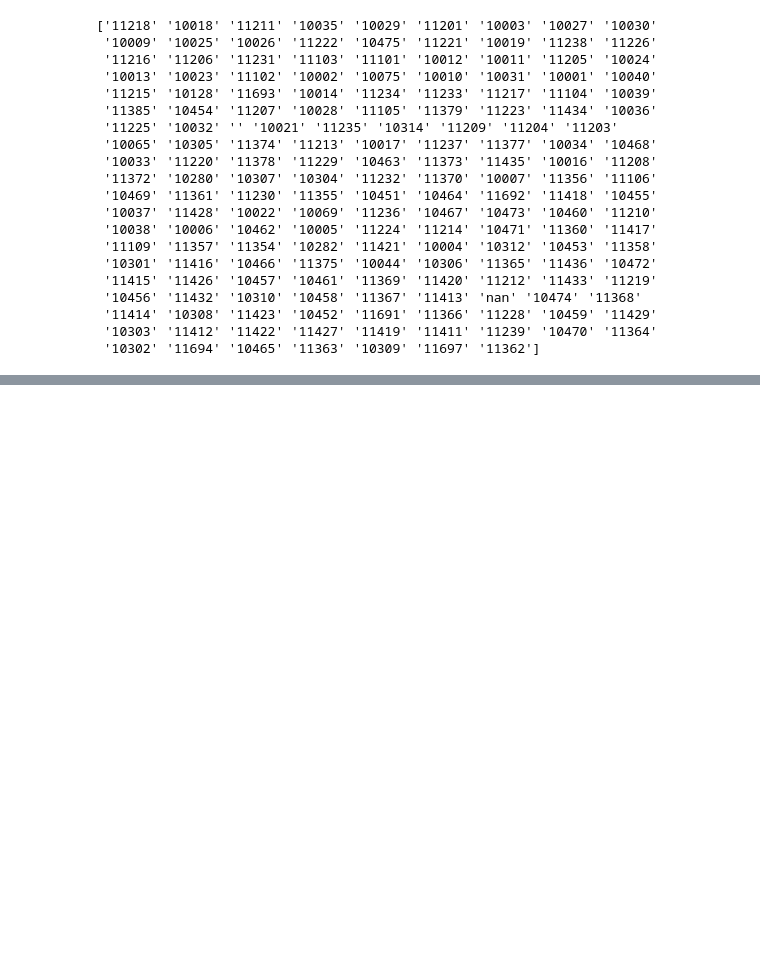
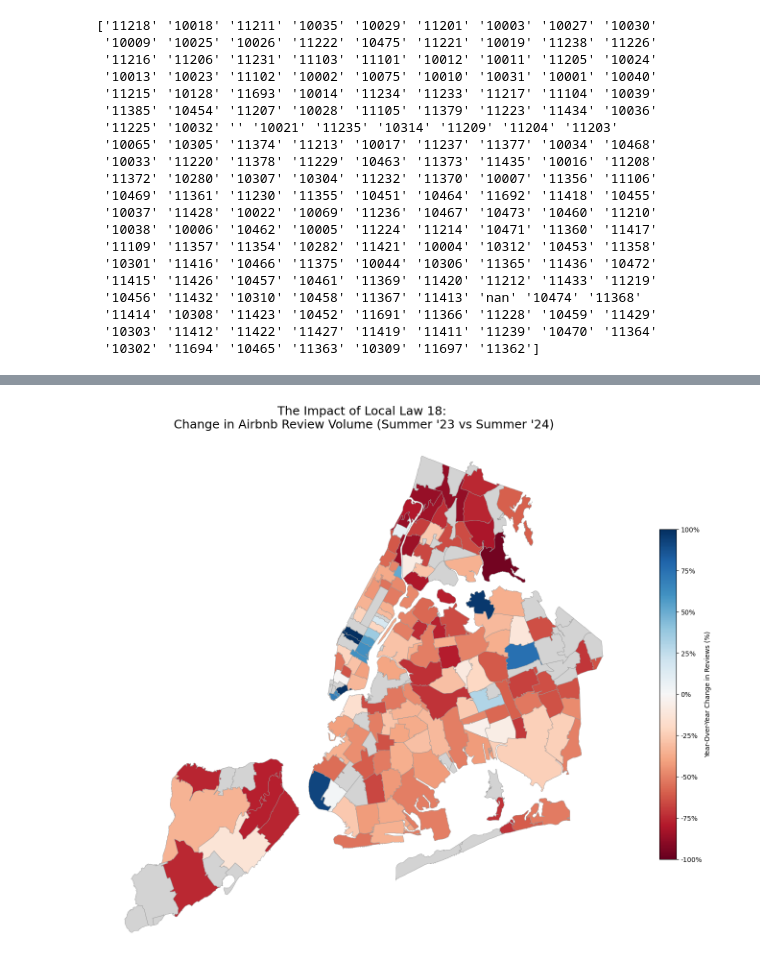
Before and after one commit to JScheble/NYC_AirBnb_Affects, a Jupyter notebook: airbnb_db_init.ipynb, the cells around one changed output, grey strips where cells are left out. Drawn from its saved outputs; the diff is of its cells as text; code cells hidden in the pictures; blank space fills up the shorter version.

```diff
--- a/airbnb_db_init.ipynb
+++ b/airbnb_db_init.ipynb
@@ -71,12 +71,11 @@ nyc_airbnb_reviews['date'] = pd.to_datetime(nyc_airbnb_reviews['date'], format =
 
 nyc_airbnb_reviews['date'] = nyc_airbnb_reviews['date'].dt.to_period('M')
 # %%
-#Filter reviews to only include 2022 to September 2025
-nyc_airbnb_reviews['date'] = pd.to_datetime(nyc_airbnb_reviews['date'])
 
 
 #Group by month and count
-monthly_counts = nyc_airbnb_reviews.groupby(nyc_airbnb_reviews['date'].dt.to_period('M')).size()
+# 'date' is already period[M], group directly by it to avoid .dt.to_period linting error
+monthly_counts = nyc_airbnb_reviews.groupby('date').size()
 print(monthly_counts)
 # %% [output]
 date
@@ -309,7 +308,7 @@ pre_counts.columns = ['id', 'pre_count']
 post_counts = post_reviews['listing_id'].value_counts().reset_index()
 post_counts.columns = ['id', 'post_count']
 # %%
-analysis_df = joined_data[['id', 'MODZCTA']].drop_duplicates().copy()
+analysis_df = joined_data[['id', 'label']].drop_duplicates().copy()
 
 analysis_df = analysis_df.merge(pre_counts, on='id', how='left')
 analysis_df = analysis_df.merge(post_counts, on='id', how='left')
@@ -315,0 +325,8 @@ analysis_df = analysis_df.merge(post_counts, on='id', how='left')
+# %%
+analysis_df = analysis_df.fillna(0)
+zip_changes = analysis_df.groupby('label')[['pre_count', 'post_count']].sum().reset_index()
+zip_changes = zip_changes[zip_changes['pre_count'] > 50].copy()
+# %%
+zip_changes['pct_change'] = (zip_changes['post_count'] - zip_changes['pre_count']) / zip_changes['pre_count']
+zip_changes['nominal_change'] = zip_changes['post_count'] - zip_changes['pre_count']
+print(zip_changes.sort_values('nominal_change', ascending=False).head(10))
@@ -315,0 +345,35 @@ analysis_df = analysis_df.merge(post_counts, on='id', how='left')
+# %%
+nyc_change_map = nyc_map.merge(zip_changes, on='label', how='left')
+
+nyc_change_map['pct_plot'] = nyc_change_map['pct_change'] * 100
+
+fig, ax = plt.subplots(figsize=(14, 12))
+
+nyc_change_map.plot(
+    column='pct_plot',
+    cmap='RdBu',           # Red = Negative (Drop), Blue = Positive (Growth)
+    linewidth=0.5,
+    ax=ax,
+    edgecolor='0.6',       # Subtle grey borders
+    legend=True,
+    legend_kwds={
+        'label': "Year-Over-Year Change in Reviews (%)",
+        'shrink': 0.6,
+        'format': "%.0f%%" # Format legend as percentages (e.g., -50%)
+    },
+    missing_kwds={
+        'color': 'lightgrey',
+        'label': 'Insufficient Data'
+    },
+    vmin=-100,  # Lock scale at -100% (Red)
+    vmax=100    # Lock scale at +100% (Blue)
+)
+
+# 4. Add Titles and Context
+plt.title("The Impact of Local Law 18: \nChange in Airbnb Review Volume (Summer '23 vs Summer '24)", fontsize=18)
+plt.axis('off') # Clean look (no lat/long axes)
+
+plt.tight_layout()
+plt.show()
+# %% [output]
+[figure, added]
```
Also changed, not shown: parts of 4 cells of this notebook.
